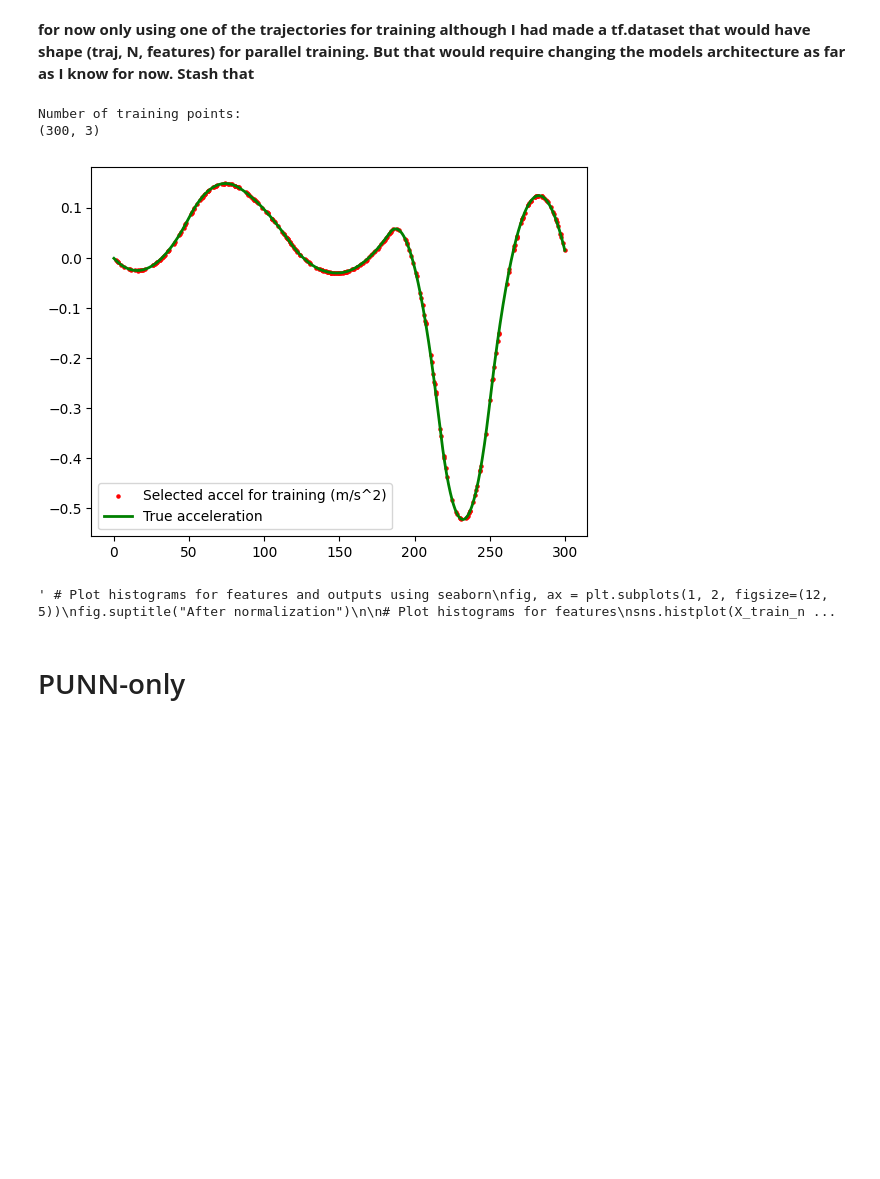
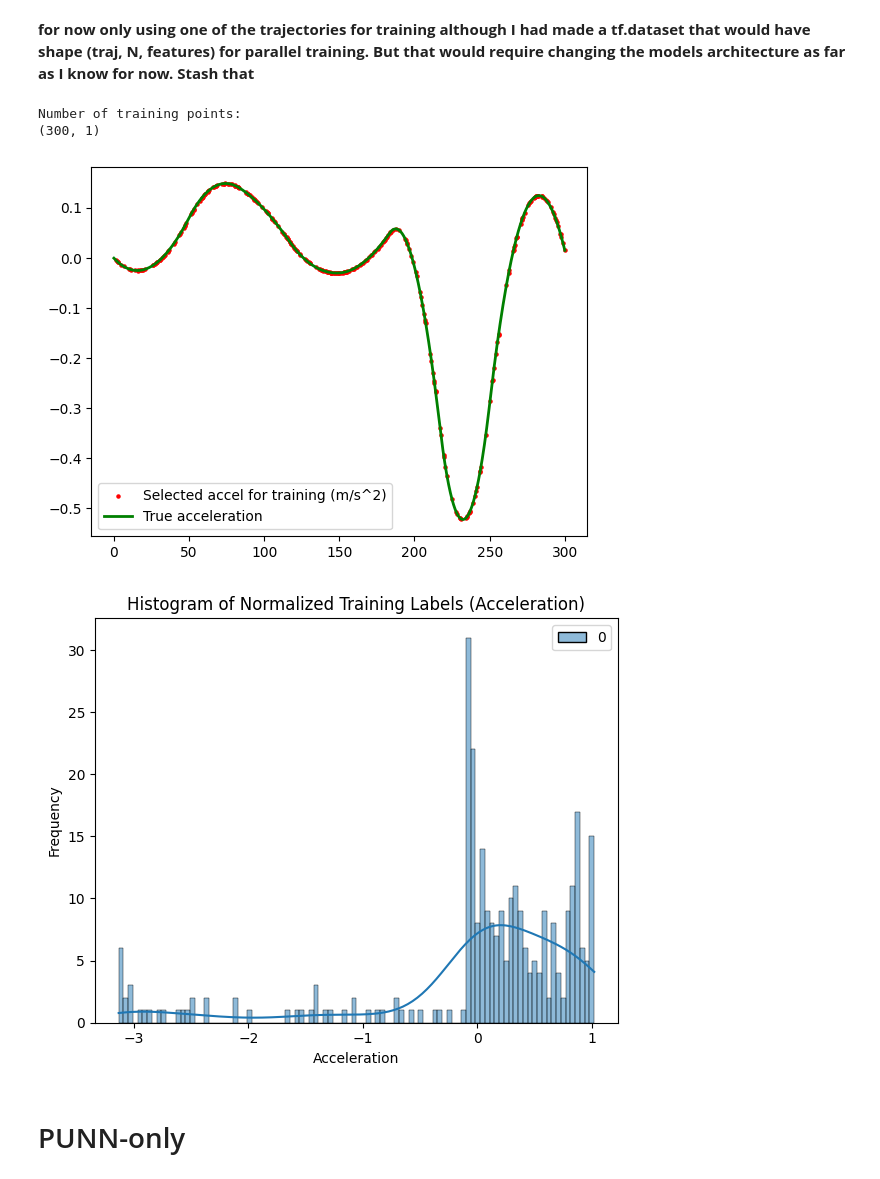
Before and after one commit to ZeArteaga/PINN-control-platooning, a Jupyter notebook: PINN.ipynb, the cells around one changed output. Drawn from its saved outputs; the diff is of its cells as text; code cells hidden in the pictures; blank space fills up the shorter version.

```diff
--- a/PINN.ipynb
+++ b/PINN.ipynb
@@ -311,74 +292,50 @@ def evaluate_results(model, X_norm, true_data):
 # %%
 train_ratio = .1 #data sparsity
 train_id = 1 #traj id
-test_id = 0
+df_train_traj = dataset[dataset['traj_id'] == train_id]
+X = df_train_traj[["t", "u", "v_true", "x_true"]].to_numpy() #control input + states + time dependency -> shape 4, N
 
-df_train_traj = dataset[dataset['traj_id'] == train_id]
-df_test_traj = dataset[dataset['traj_id'] == test_id]
-X = df_train_traj[["t", "u", "v_true_m", "x_true"]].to_numpy() #control input + states + time dependency -> shape 4, N
-X_test = df_test_traj[["t", "u", "v_true_m", "x_true"]].to_numpy() #control input + states + time dependency -> shape 4, N
-
-Y_train_traj = df_train_traj[["a_true_shift", "v_true_shift_m", "x_true_shift"]].to_numpy()  #includes v and p but NN only predicts a
-Y_test_traj = df_test_traj[["a_true_shift", "v_true_shift_m", "x_true_shift"]].to_numpy()
-y0_true = Y_train_traj[0,:]
+Y_train_traj = df_train_traj[["a_true_next"]].to_numpy()  #NN only predicts a
+y0_true = Y_train_traj[0]
 Y_train, Y_val, X_train, X_val = train_test_split(Y_train_traj, X, train_size=train_ratio, random_state=31)
 print("Number of training points:")
 print(Y_train.shape) #only 10% of measurements (sparse dataset)
 
 #Visualize training data provided to model:
-mask = np.isin(Y_train_traj[:,0], Y_train)
-Y_mask = Y_train_traj[:,0].copy()
+mask = np.isin(Y_train_traj, Y_train)
+Y_mask = Y_train_traj.copy()
 Y_mask[~mask] = np.nan
 plt.scatter(t, Y_mask, label="Selected accel for training (m/s^2)", s=5, color="red")
-plt.plot(t, Y_train_traj[:,0], label="True acceleration", linewidth=2, color="green")
+plt.plot(t, Y_train_traj, label="True acceleration", linewidth=2, color="green")
 plt.legend()
 plt.show()
 
-""" #Prediction Normalization
-# not doing this now
+#Prediction Normalization
 scaler_Y = StandardScaler().fit(Y_train)
 Y_train_norm = scaler_Y.transform(Y_train)
 Y_val_norm = scaler_Y.transform(Y_val)
-Y_true_norm = scaler_Y.transform(Y_true)
-y_0_norm = Y_true_norm[0, :] """
 
 # feature normalization all based on the training distribution
 scaler_X = MinMaxScaler().fit(X_train)
 X_train_norm = scaler_X.transform(X_train)
 X_val_norm = scaler_X.transform(X_val)
-X_test_norm = scaler_X.transform(X_test)
 X_norm = scaler_X.transform(X)
 x0_norm = X_norm[0, :]
 
-""" # Plot histograms for features and outputs using seaborn
-fig, ax = plt.subplots(1, 2, figsize=(12, 5))
-fig.suptitle("After normalization")
-
-# Plot histograms for features
-sns.histplot(X_train_norm[:, 0], bins=100, kde=True, ax=ax[0], color='blue')
-ax[0].set_title('Histogram of Feature t (training)')
-ax[0].set_xlabel('t')
-ax[0].set_ylabel('Frequency')
-
-sns.histplot(X_train_norm[:, 1], bins=100, kde=True, ax=ax[1], color='green')
-ax[1].set_title('Histogram of Feature u (training)')
-ax[1].set_xlabel('u')
-ax[1].set_ylabel('Frequency')
-
 # Plot histogram for output
 plt.figure(figsize=(6, 5))
-sns.histplot(Y_train, bins=100, kde=True, color='orange')
-plt.title('Histogram of Acceleration (training)')
+sns.histplot(Y_train_norm, bins=100, kde=True, color='orange')
+plt.title('Histogram of Normalized Training Labels (Acceleration)')
 plt.xlabel('Acceleration')
 plt.ylabel('Frequency')
 
 plt.tight_layout()
-plt.show() """
+plt.show()
 # %% [output]
 Number of training points:
-(300, 3)
+(300, 1)
 [figure]
-' # Plot histograms for features and outputs using seaborn\nfig, ax = plt.subplots(1, 2, figsize=(12, 5))\nfig.suptitle("After normalization")\n\n# Plot histograms for features\nsns.histplot(X_train_n ...
+[figure, added]
 # %% [markdown]
 # PUNN-only
 # %%
```
Also changed, not shown: parts of 13 cells of this notebook, 8 other files.
